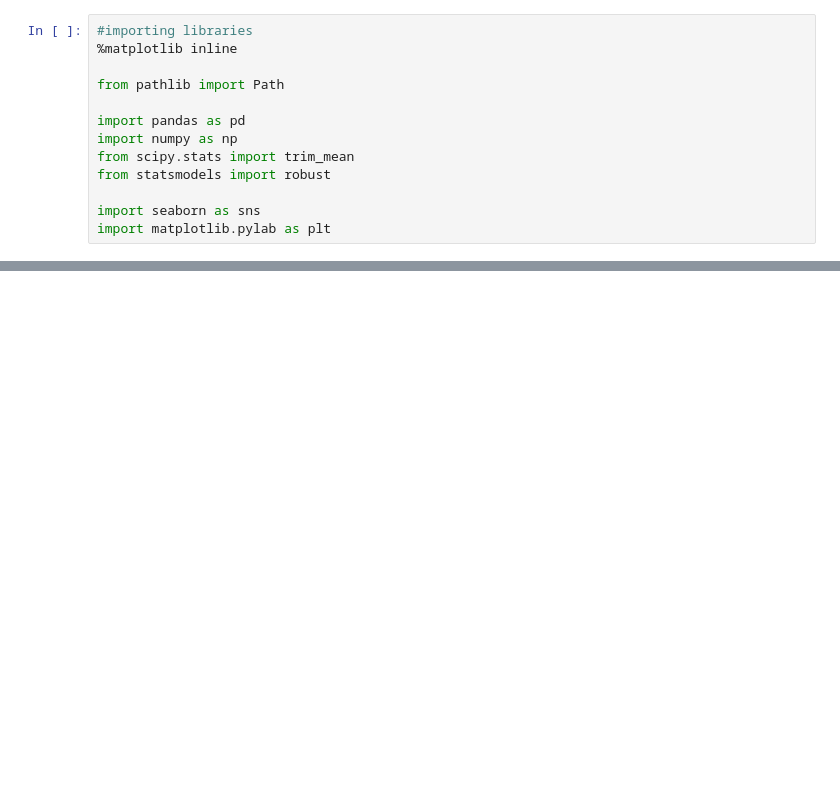
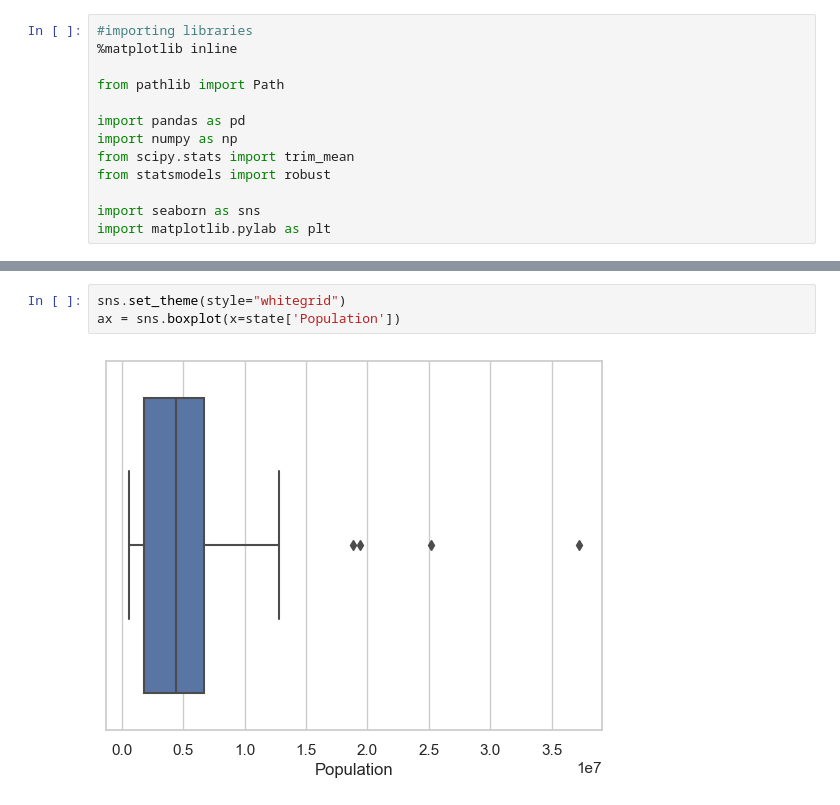
Before and after one commit to yogeshtak/Machine_Learning, a Jupyter notebook: Statistical Concepts/EDA.ipynb, the cells around one changed output, grey strips where cells are left out. Saved outputs shown, nothing was run; the diff lists cells and outputs as text; blank space fills up the shorter version.

```diff
--- a/Statistical Concepts/EDA.ipynb
+++ b/Statistical Concepts/EDA.ipynb
@@ -26,0 +70,5 @@ ImportError: Missing optional dependency 'fsspec'.  Use pip or conda to install
+# %%
+sns.set_theme(style="whitegrid")
+ax = sns.boxplot(x=state['Population'])
+# %% [output]
+[figure, added]
```
Also changed, not shown: parts of 33 cells of this notebook.
